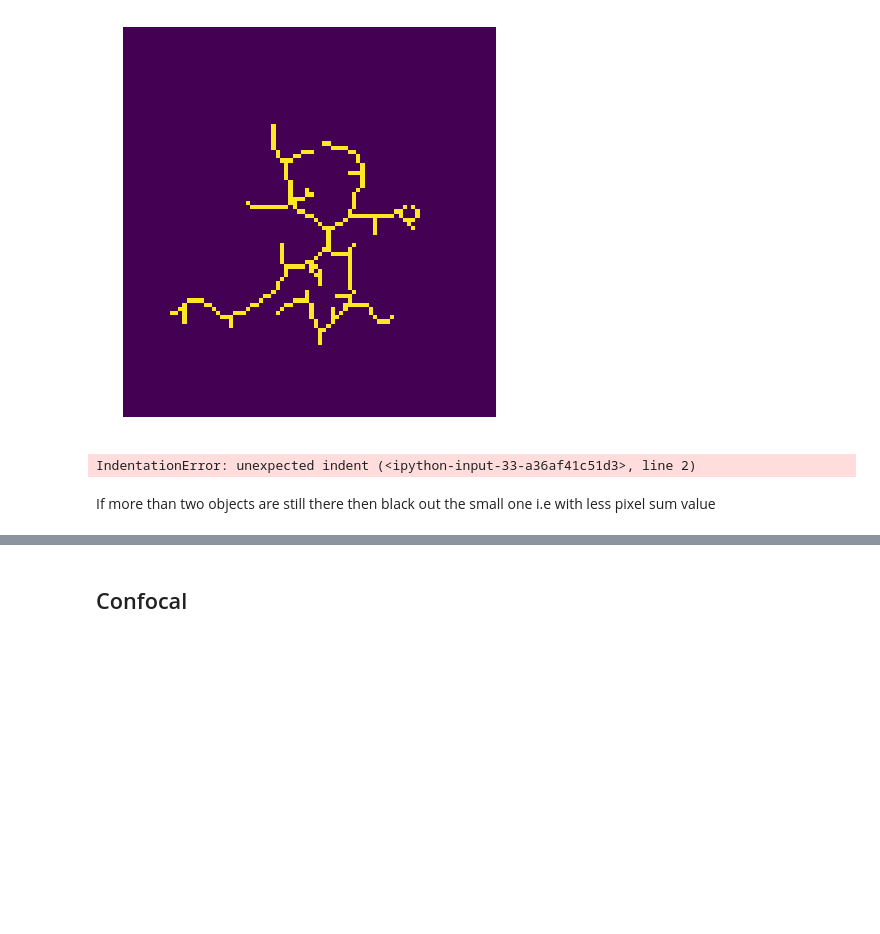
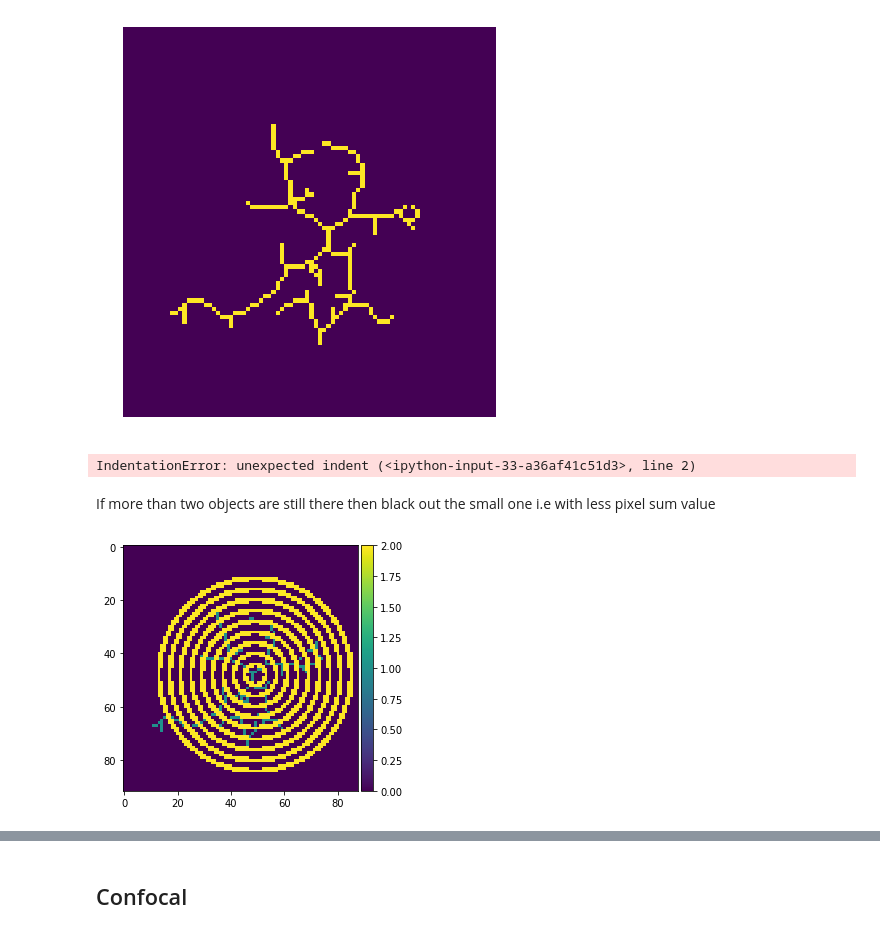
Before and after one commit to swanandlab/SMorph, a Jupyter notebook: sholl analysis.ipynb, the cells around one changed output, grey strips where cells are left out. Drawn from its saved outputs; the diff is of its cells as text; code cells hidden in the pictures; blank space fills up the shorter version.

```diff
--- a/sholl analysis.ipynb
+++ b/sholl analysis.ipynb
@@ -589,25 +605,19 @@ def sholl(cell_image, soma):
             lhs = (x - soma[1])**2 + (y - soma[0])**2
             if abs((math.sqrt(lhs)-radius)) < 0.9:
                 concentric_coordinates[radius].append((x, y))
-                concentric_coordinates_intensities[radius].append(cell_image[x, y])
-
-    x = []
-    y = []
-
-    for radius, intensity_values in concentric_coordinates_intensities.items():
-        intensity = sum(intensity_values)
-        # intensity = sum(intensity_values)/(2*(22/7)*radius)
-        x.append(radius)
-        y.append(intensity)
+                concentric_coordinates_intensities[radius].append(value)
 
     return concentric_coordinates, concentric_coordinates_intensities
 # %%
-inverted_cell_image = skimage.util.invert(final)
-concentric_coordinates, concentric_intensities = sholl(inverted_cell_image, soma)
+# final = skimage.img_as_ubyte(final)
+inverted_cell_image = copy.deepcopy(final)
+concentric_coordinates, concentric_intensities = sholl(inverted_cell_image, soma_on_skeleton)
 for radius, coordinates in concentric_coordinates.items():
     for coord in coordinates:
         cell_image_with_circles = inverted_cell_image
-        cell_image_with_circles[coord[0],coord[1]]=5
-# io.imshow(cell_image_with_circles)
-# io.show()
+        cell_image_with_circles[coord[0],coord[1]]=2
+io.imshow(cell_image_with_circles)
+io.show()
+# %% [output]
+[figure, added]
 # %%
```
Also changed, not shown: parts of 3 cells of this notebook.
